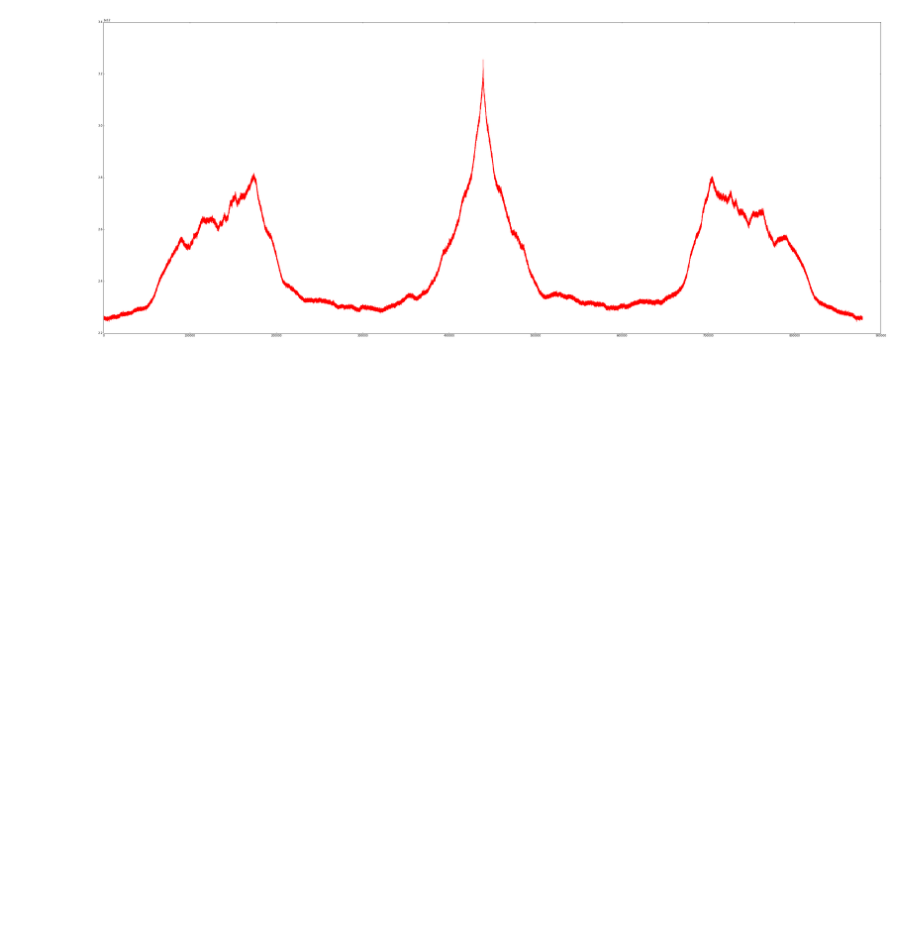
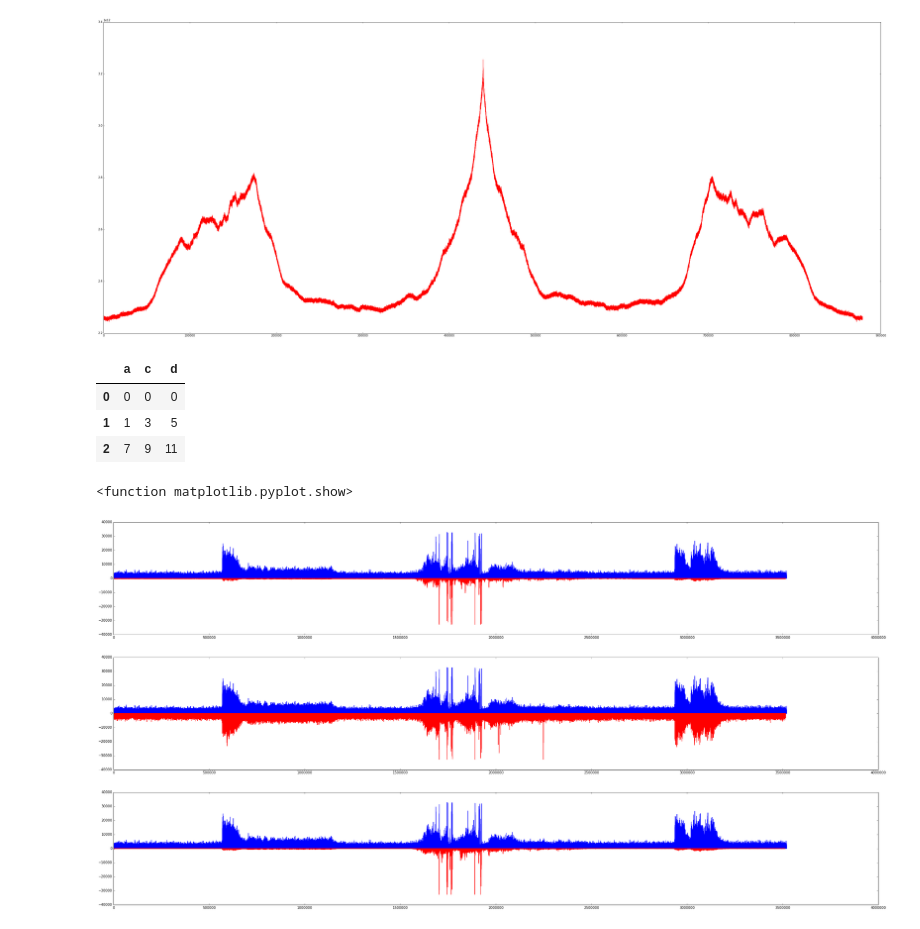
Before and after one commit to thonstad/acoustical_monitoring, a Jupyter notebook: notebooks/syncTemporary.ipynb, the cells around one changed output. Saved outputs shown, nothing was run; the diff lists cells and outputs as text; code cells hidden in the pictures; blank space fills up the shorter version.

```diff
--- a/syncTemporary.ipynb
+++ b/notebooks/syncTemporary.ipynb
@@ -408,0 +492,32 @@ len(signal1)/2-1-np.argmax(cc)
+# %%
+import pandas as pd
+l1 = ['a','c']
+l2 = ['d']
+dat = [[0,0,0],[1,3,5],[7,9,11]]
+pd.DataFrame(data = dat,columns = np.concatenate((l1,l2)))
+# %% [output]
+|  | a | c | d |
+| 0 | 0 | 0 | 0 |
+| 1 | 1 | 3 | 5 |
+| 2 | 7 | 9 | 11 |
+# %%
+offsets = find_offset(cDataset,names[0],names[1:])
+# %%
+
+
+plt.figure(figsize=(40,20))
+
+plt.subplot(3,1,1)
+plt.plot(abs(cDataset[names[0]][offsets[names[0]]:,0]),'b')
+plt.plot(-abs(cDataset[names[1]][offsets[names[1]]:,0]),'r')
+plt.subplot(3,1,2)
+plt.plot(abs(cDataset[names[0]][offsets[names[0]]:,0]),'b')
+plt.plot(-abs(cDataset[names[2]][offsets[names[2]]:,0]),'r')
+plt.subplot(3,1,3)
+plt.plot(abs(cDataset[names[0]][offsets[names[0]]:,0]),'b')
+plt.plot(-abs(cDataset[names[3]][offsets[names[3]]:,0]),'r')
+plt.draw()
+plt.show()
+# %% [output]
+<function matplotlib.pyplot.show>
+[figure, added]
```
Also changed, not shown: parts of 2 cells of this notebook, 5 other files.
